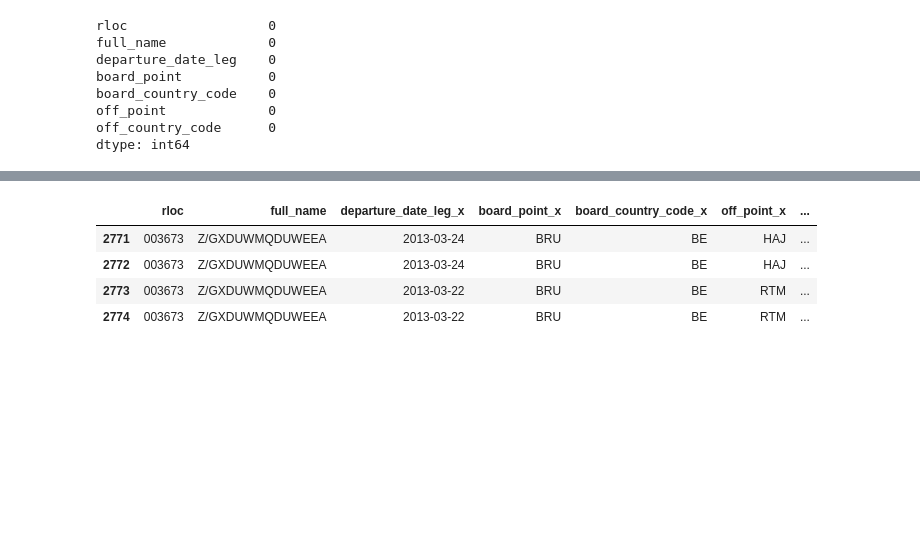
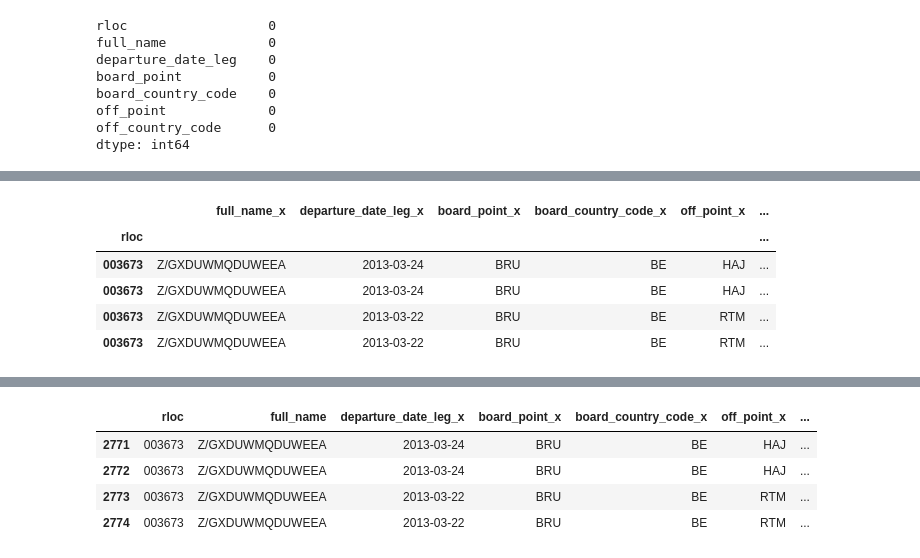
Before and after one commit to evolsidog/MyDestiny, a Jupyter notebook: First exploratory analisis.ipynb, the cells around one changed output, grey strips where cells are left out. Drawn from its saved outputs; the diff is of its cells as text; code cells hidden in the pictures; blank space fills up the shorter version.

```diff
--- a/First exploratory analisis.ipynb
+++ b/First exploratory analisis.ipynb
@@ -79 +87,10 @@ df_merge = pd.merge(df_mini, df_mini, on=['rloc','full_name'])
+# %%
+df_merge.loc['003673']
+# %% [output]
+|  | full_name_x | departure_date_leg_x | board_point_x | board_country_code_x | off_point_x | ... |
+| rloc |  |  |  |  |  | ... |
+| 003673 | Z/GXDUWMQDUWEEA | 2013-03-24 | BRU | BE | HAJ | ... |
+| 003673 | Z/GXDUWMQDUWEEA | 2013-03-24 | BRU | BE | HAJ | ... |
+| 003673 | Z/GXDUWMQDUWEEA | 2013-03-22 | BRU | BE | RTM | ... |
+| 003673 | Z/GXDUWMQDUWEEA | 2013-03-22 | BRU | BE | RTM | ... |
 # %%
```
Also changed, not shown: parts of 11 cells of this notebook.
